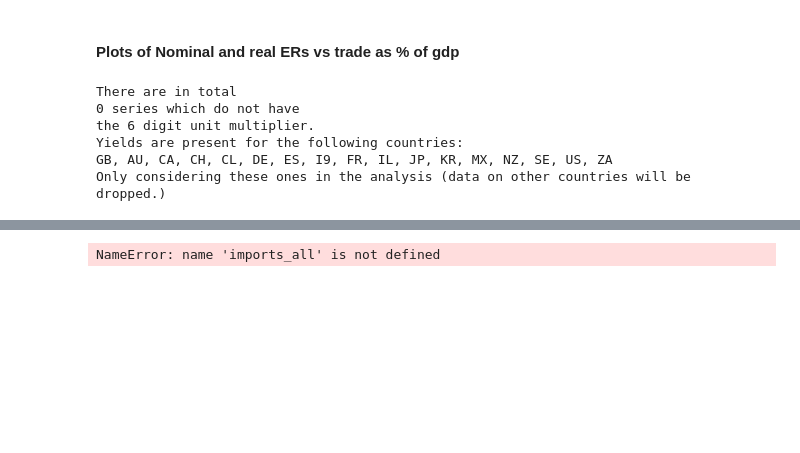
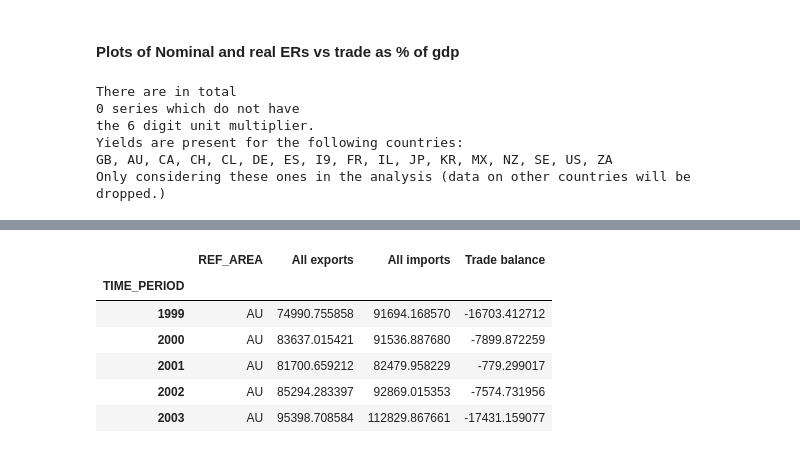
Before and after one commit to teopozzii/yields, a Jupyter notebook: main.ipynb, the cells around one changed output, grey strips where cells are left out. Drawn from its saved outputs; the diff is of its cells as text; code cells hidden in the pictures; blank space fills up the shorter version.

Commit message:
Construct table collecting all trade data, goods and services together

```diff
--- a/main.ipynb
+++ b/main.ipynb
@@ -45,6 +45,7 @@ Yields are present for the following countries:
 GB, AU, CA, CH, CL, DE, ES, I9, FR, IL, JP, KR, MX, NZ, SE, US, ZA
 Only considering these ones in the analysis (data on other countries will be dropped.)
 # %%
+# Pivot goods table
 import plotly.express as px
 import pandas as pd
 
@@ -81,12 +82,4 @@ def pivot_goods_trade(df : pd.DataFrame, cnt_area : str) -> pd.DataFrame:
     final.set_index('TIME_PERIOD', inplace=True)
     return final
 
-trade_goods_all = pivot_goods_trade(trade_goods_all, 'W1')
-allspotsinusd.index.name = 'TIME_PERIOD'
-flat_spots = pd.melt(allspotsinusd.reset_index(),id_vars='TIME_PERIOD')
-flat_spots.columns = ['TIME_PERIOD', 'REF_AREA', 'OBS_VALUE_spot']
-
-pd.merge(
-    flat_spots, trade_goods_all.reset_index(),
-    'inner', on=['TIME_PERIOD','REF_AREA']
-)
+trade_goods_all = pivot_goods_trade(trade_goods, 'W1')
@@ -107,6 +86,6 @@ pd.merge(
 # %%
+# Pivot services table
 trade_services.index = trade_services.index.astype(float).astype(int)
-
 def pivot_services_trade(df : pd.DataFrame, cnt_area : str) -> pd.DataFrame:
     export_services = df.copy()
     export_services = export_services[export_services['ACCOUNTING_ENTRY']=="C"]
@@ -139,6 +118,36 @@ def pivot_services_trade(df : pd.DataFrame, cnt_area : str) -> pd.DataFrame:
     final.set_index('TIME_PERIOD', inplace=True)
     return final
 
-pivot_services_trade(trade_services, "W1")
+trade_services_all = pivot_services_trade(trade_services, "W1")
-# %% [output]
-NameError: name 'imports_all' is not defined
+# %%
+# Need to sum goods trade by year for consistency:
+# make it comparable with OBS_VALUE for services
+
+trade_goods_all_worker = trade_goods_all.copy()
+trade_goods_all_worker.reset_index(inplace=True)
+trade_goods_all_worker['TIME_PERIOD'] = trade_goods_all_worker['TIME_PERIOD'].apply(lambda x : x[:4])
+trade_goods_all_worker = trade_goods_all_worker.groupby(["REF_AREA","TIME_PERIOD"]).sum().reset_index().set_index("TIME_PERIOD")
+trade_goods_all_worker.index = trade_goods_all_worker.index.astype(float).astype(int)
+
+all_trade = pd.merge(
+    trade_goods_all_worker.reset_index(),
+    trade_services_all.reset_index(),
+    'inner', on=['REF_AREA','TIME_PERIOD']
+).set_index("TIME_PERIOD")
+# %%
+# Now sum trade values across goods and services
+# Also need to divide goods by 1e6 since services is in millions
+all_trade['All exports']   = all_trade["Goods Exports FOB"] / 1e6 + all_trade["Services Exports"]
+all_trade['All imports']   = all_trade["Goods Imports CIF"] / 1e6 + all_trade["Services Imports"]
+all_trade['Trade balance'] = all_trade["Goods Trade Balance"] / 1e6 + all_trade["Services Trade Balance"]
+
+all_trade = all_trade[["REF_AREA", "All exports", "All imports", "Trade balance"]]
+all_trade.head()
+# %% [output]
+|  | REF_AREA | All exports | All imports | Trade balance |
+| TIME_PERIOD |  |  |  |  |
+| 1999 | AU | 74990.755858 | 91694.168570 | -16703.412712 |
+| 2000 | AU | 83637.015421 | 91536.887680 | -7899.872259 |
+| 2001 | AU | 81700.659212 | 82479.958229 | -779.299017 |
+| 2002 | AU | 85294.283397 | 92869.015353 | -7574.731956 |
+| 2003 | AU | 95398.708584 | 112829.867661 | -17431.159077 |
```
Also changed, not shown: parts of 2 cells of this notebook.
